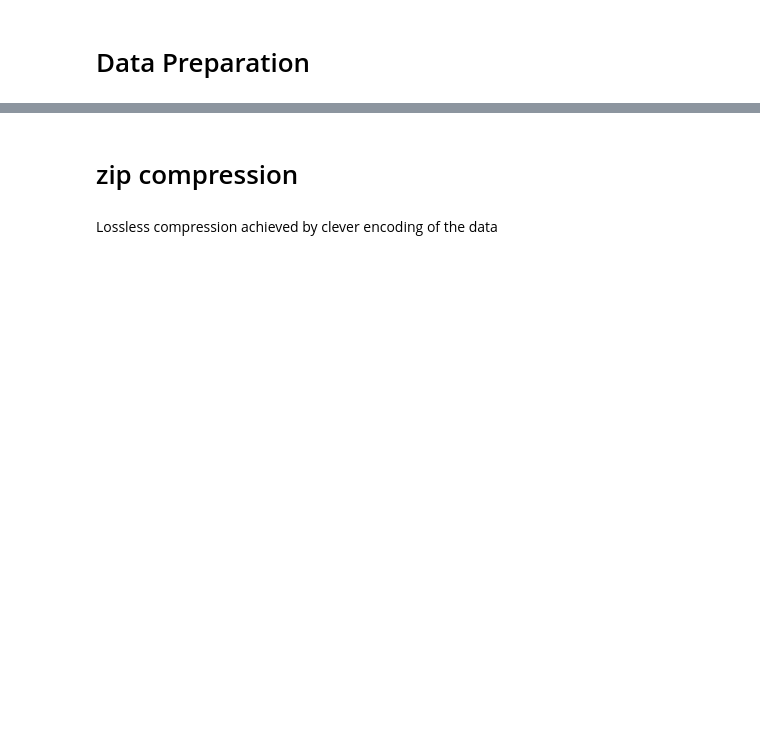
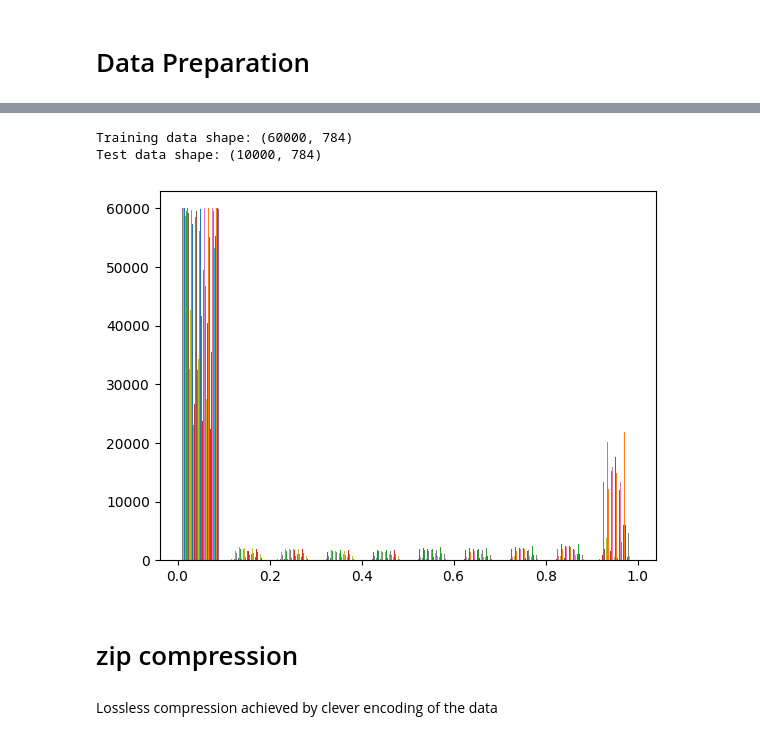
Before and after one commit to joseph-hellerstein/pixel_proficiency, a Jupyter notebook: notebooks/dimension_reduction_and_autoencoders.ipynb, the cells around one changed output, grey strips where cells are left out. Drawn from its saved outputs; the diff is of its cells as text; code cells hidden in the pictures; blank space fills up the shorter version.

```diff
--- a/notebooks/dimension_reduction_and_autoencoders.ipynb
+++ b/notebooks/dimension_reduction_and_autoencoders.ipynb
@@ -111,12 +135,17 @@ _ = plt.hist(x_train)
 # %%
 # Normalize pixel values to [0, 1] range
-x_train = x_train.astype('float32') / 255.0
-x_test = x_test.astype('float32') / 255.0
+X_TRAIN = X_TRAIN.astype('float32') / 255.0
+X_TEST = X_TEST.astype('float32') / 255.0
 
-print(f"Training data shape: {x_train.shape}")
-print(f"Test data shape: {x_test.shape}")
+print(f"Training data shape: {X_TRAIN.shape}")
+print(f"Test data shape: {X_TEST.shape}")
+# %% [output]
+Training data shape: (60000, 784)
+Test data shape: (10000, 784)
 # %%
-_ = plt.hist(x_train)
+_ = plt.hist(X_TRAIN)
+# %% [output]
+[figure, added]
 # %% [markdown]
 # zip compression
 # %% [markdown]
```
Also changed, not shown: parts of 29 cells of this notebook, 6 other files.
